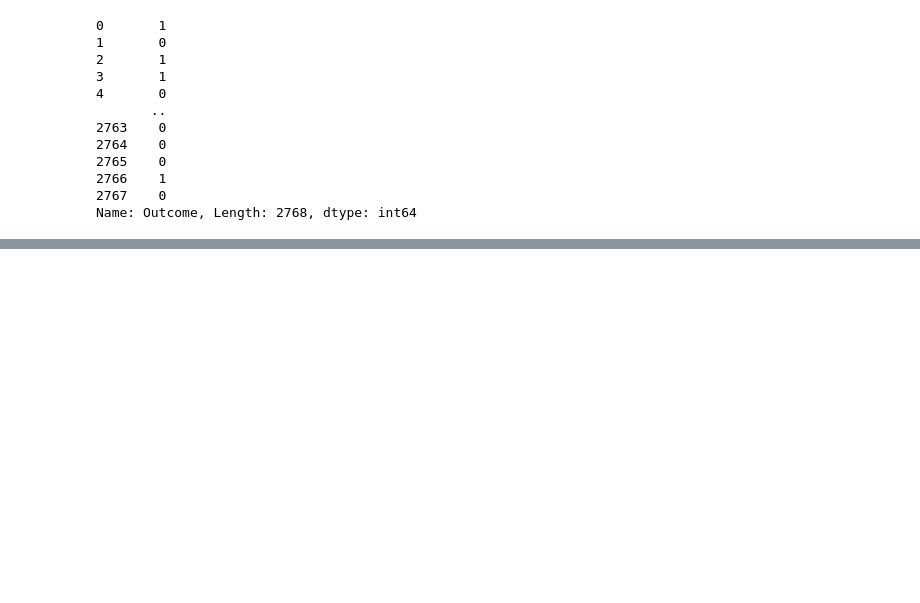
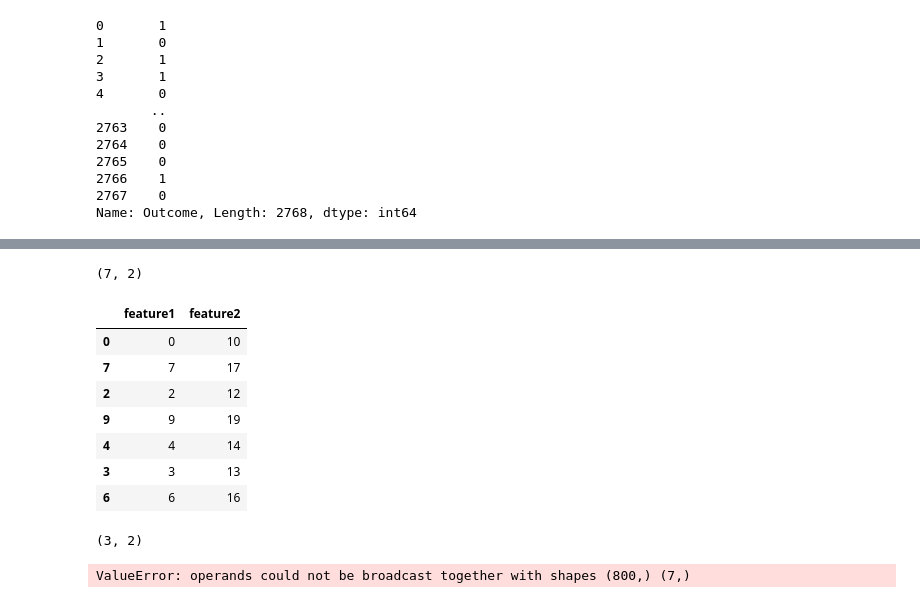
Before and after one commit to merihan-amr/ml_project, a Jupyter notebook: diabetes/Diabetes Dataset.ipynb, the cells around one changed output, grey strips where cells are left out. Drawn from its saved outputs; the diff is of its cells as text; code cells hidden in the pictures; blank space fills up the shorter version.

```diff
--- a/diabetes/Diabetes Dataset.ipynb
+++ b/diabetes/Diabetes Dataset.ipynb
@@ -255,0 +228,11 @@ NameError: name 'x' is not defined
+# %%
+from sklearn.model_selection import train_test_split
+from sklearn.datasets import make_classification
+
+# Step 1: Generate synthetic data
+X, y = make_classification(n_samples=1000, n_features=10, random_state=42)
+
+# Step 2: Split data into training and testing sets
+X_train, X_test, y_train, y_test = train_test_split(X, y, test_size=0.2, random_state=42)
+
+# Now `X_train`, `X_test`, `y_train`, and `y_test` are defined.
@@ -255,0 +278,17 @@ NameError: name 'x' is not defined
+# %%
+import numpy as np
+import pandas as pd
+
+# Example Data
+x = pd.DataFrame({'feature1': range(10), 'feature2': range(10, 20)})
+y = pd.Series(range(10))
+
+# Custom train-test split
+x_train, x_test, y_train, y_test = train_test_split_2(x, y, test_size=0.3, random_state=42)
+
+print("Training Data:")
+print(x_train)
+print(y_train)
+print("\nTesting Data:")
+print(x_test)
+print(y_test)
@@ -255,0 +313,19 @@ NameError: name 'x' is not defined
+# %%
+x_train.shape
+# %% [output]
+(7, 2)
+# %%
+x_train
+# %% [output]
+|  | feature1 | feature2 |
+| 0 | 0 | 10 |
+| 7 | 7 | 17 |
+| 2 | 2 | 12 |
+| 9 | 9 | 19 |
+| 4 | 4 | 14 |
+| 3 | 3 | 13 |
+| 6 | 6 | 16 |
+# %%
+x_test.shape
+# %% [output]
+(3, 2)
@@ -255,0 +414,5 @@ NameError: name 'x' is not defined
+# %%
+classifier_1.fit(X_train,y_train)
+ypred=classifier_1.predict(X_test)
+# %% [output]
+ValueError: operands could not be broadcast together with shapes (800,) (7,)
```
Also changed, not shown: parts of 5 cells of this notebook, 6 other files.
